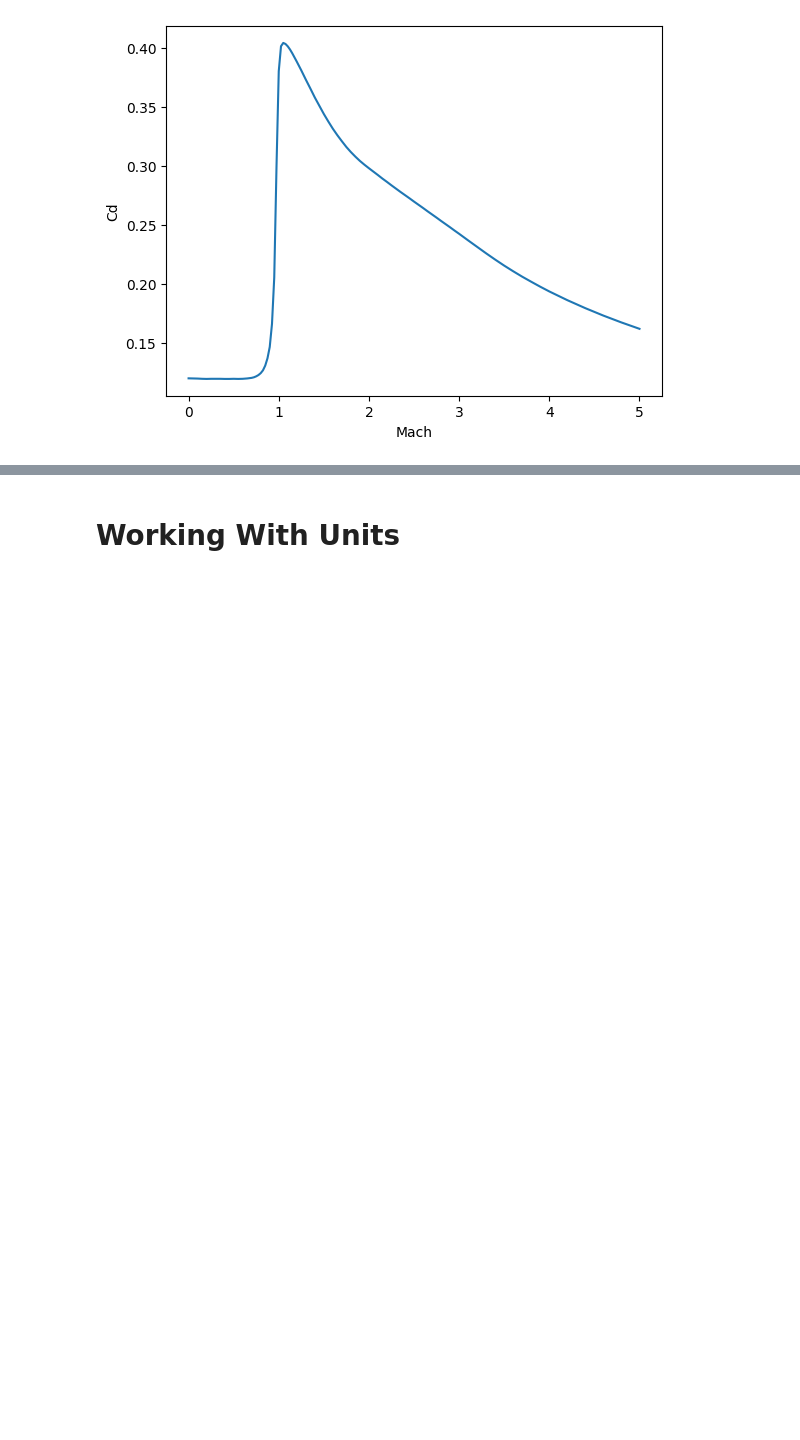
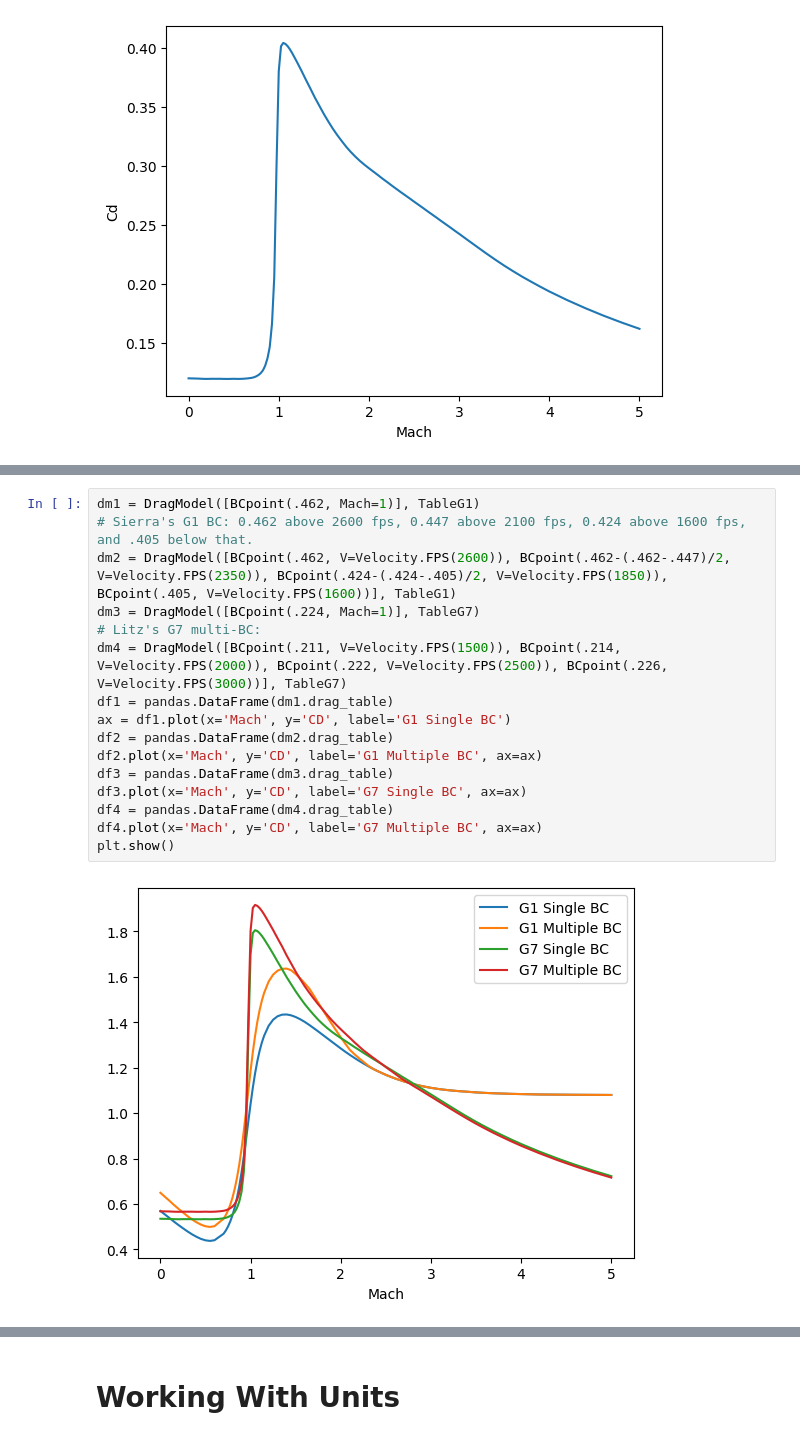
Before and after one commit to o-murphy/py-ballisticcalc, a Jupyter notebook: Example.ipynb, the cells around one changed output, grey strips where cells are left out. Cells and saved outputs as stored; diff of their text form; blank space fills up the shorter version.

Commit message:
Removed cython version of drag_model.  Other small fixes. Example.ipynb now contains multi-BC example.

```diff
--- a/Example.ipynb
+++ b/Example.ipynb
@@ -239,0 +244,18 @@ plt.show()
+# %%
+dm1 = DragModel([BCpoint(.462, Mach=1)], TableG1)
+# Sierra's G1 BC: 0.462 above 2600 fps, 0.447 above 2100 fps, 0.424 above 1600 fps, and .405 below that.
+dm2 = DragModel([BCpoint(.462, V=Velocity.FPS(2600)), BCpoint(.462-(.462-.447)/2, V=Velocity.FPS(2350)), BCpoint(.424-(.424-.405)/2, V=Velocity.FPS(1850)), BCpoint(.405, V=Velocity.FPS(1600))], TableG1)
+dm3 = DragModel([BCpoint(.224, Mach=1)], TableG7)
+# Litz's G7 multi-BC:
+dm4 = DragModel([BCpoint(.211, V=Velocity.FPS(1500)), BCpoint(.214, V=Velocity.FPS(2000)), BCpoint(.222, V=Velocity.FPS(2500)), BCpoint(.226, V=Velocity.FPS(3000))], TableG7)
+df1 = pandas.DataFrame(dm1.drag_table)
+ax = df1.plot(x='Mach', y='CD', label='G1 Single BC')
+df2 = pandas.DataFrame(dm2.drag_table)
+df2.plot(x='Mach', y='CD', label='G1 Multiple BC', ax=ax)
+df3 = pandas.DataFrame(dm3.drag_table)
+df3.plot(x='Mach', y='CD', label='G7 Single BC', ax=ax)
+df4 = pandas.DataFrame(dm4.drag_table)
+df4.plot(x='Mach', y='CD', label='G7 Multiple BC', ax=ax)
+plt.show()
+# %% [output]
+[figure, added]
```
Also changed, not shown: parts of 3 cells of this notebook, 10 other files.
